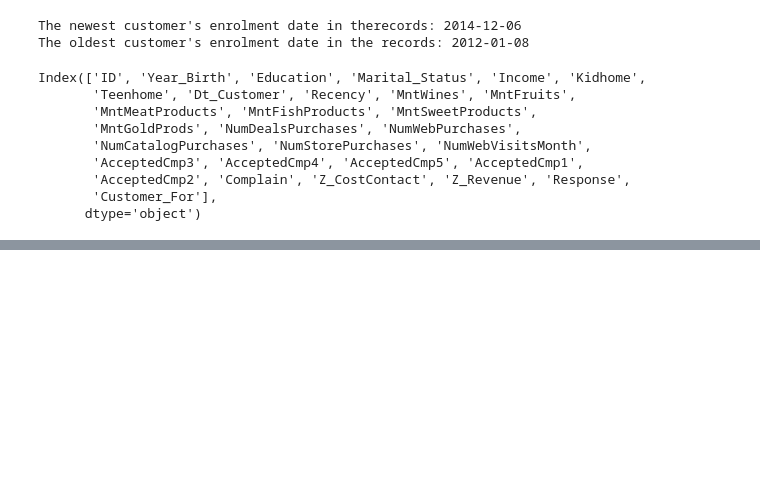
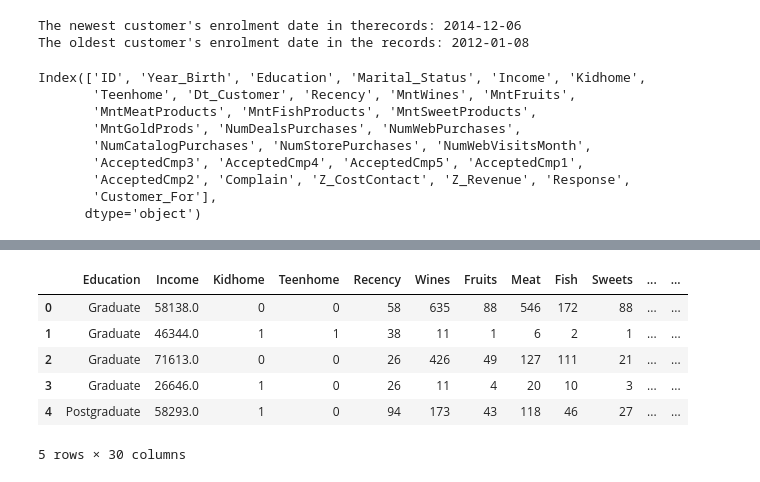
Before and after one commit to INCREDIBLE-AURNOB/Customer-Personality-Analysis, a Jupyter notebook: Customer_Personality_Analysis_clustering.ipynb, the cells around one changed output, grey strips where cells are left out. Cells and saved outputs as stored; diff of their text form; code cells hidden in the pictures; blank space fills up the shorter version.

```diff
--- a/Customer_Personality_Analysis_clustering.ipynb
+++ b/Customer_Personality_Analysis_clustering.ipynb
@@ -119,0 +142,40 @@ Index(['ID', 'Year_Birth', 'Education', 'Marital_Status', 'Income', 'Kidhome',
+# %%
+#Age of the customer
+df["Age"]=2023 - df["Year_Birth"]
+
+#Total spending time on various items
+df["Spent"]=df["MntWines"]+df["MntFruits"]+df["MntMeatProducts"]+df["MntFishProducts"]
++df["MntSweetProducts"]+df["MntGoldProds"]
+
+df["Living_with"]=df["Marital_Status"].replace({"Married":"Partner","Together":"Partner",
+                                                "Single":"Alone","YOLO":"Alone",
+                                                "Divorced":"Alone","Absurd":"Alone","Widow":"Alone"})
+
+#Feature indicating total children living
+df["Children"]=df["Kidhome"]+df["Teenhome"]
+
+#Feature of total number in the households
+df["Famaly_Size"]=df["Living_with"].replace({"Alone":1,"Partner":2})+df["Children"]
+
+#Feature pertaining parenthood
+df["Is_Parent"]=np.where(df.Children>0,1,0)
+
+#Segmenting education levels in three groups
+df["Education"]=df["Education"].replace({"Basic":"Undergraduate","2n Cycle":"Undergraduate", "Graduation":"Graduate", "Master":"Postgraduate", "PhD":"Postgraduate"})
+
+#For clarity
+data=df.rename(columns={"MntWines": "Wines","MntFruits":"Fruits","MntMeatProducts":"Meat","MntFishProducts":"Fish","MntSweetProducts":"Sweets","MntGoldProds":"Gold"})
+
+#Dropping some of the redundant features
+to_drop = ["Marital_Status", "Dt_Customer", "Z_CostContact", "Z_Revenue", "Year_Birth", "ID"]
+data = data.drop(to_drop, axis=1)
+# %%
+data.head()
+# %% [output]
+|  | Education | Income | Kidhome | Teenhome | Recency | Wines | Fruits | Meat | Fish | Sweets | ... | ... |
+| 0 | Graduate | 58138.0 | 0 | 0 | 58 | 635 | 88 | 546 | 172 | 88 | ... | ... |
+| 1 | Graduate | 46344.0 | 1 | 1 | 38 | 11 | 1 | 6 | 2 | 1 | ... | ... |
+| 2 | Graduate | 71613.0 | 0 | 0 | 26 | 426 | 49 | 127 | 111 | 21 | ... | ... |
+| 3 | Graduate | 26646.0 | 1 | 0 | 26 | 11 | 4 | 20 | 10 | 3 | ... | ... |
+| 4 | Postgraduate | 58293.0 | 1 | 0 | 94 | 173 | 43 | 118 | 46 | 27 | ... | ... |
+5 rows × 30 columns
```
Also changed, not shown: parts of 4 cells of this notebook.
